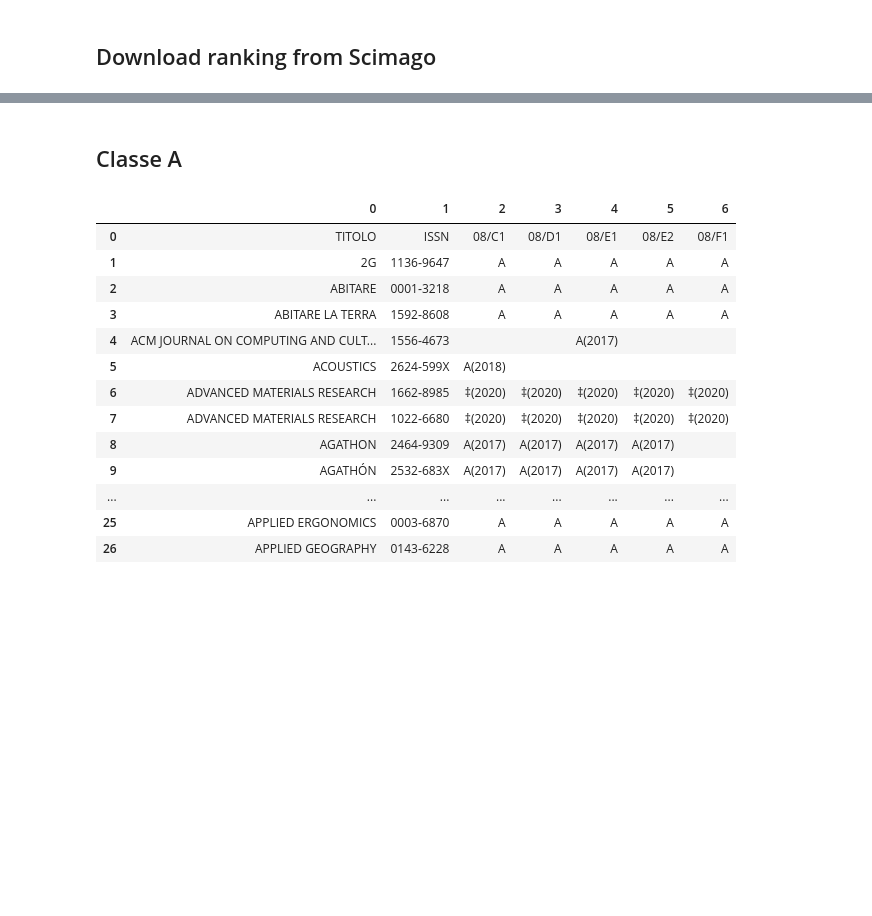
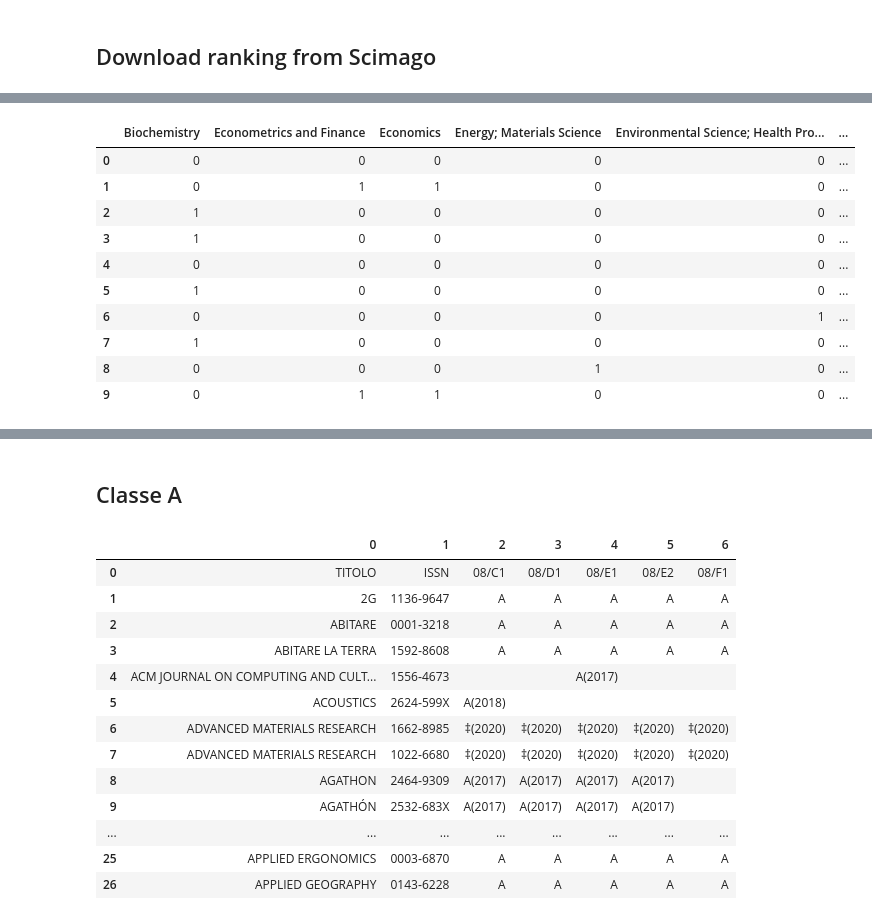
Before and after one commit to paluigi/prin-anvur, a Jupyter notebook: dev.ipynb, the cells around one changed output, grey strips where cells are left out. Saved outputs shown, nothing was run; the diff lists cells and outputs as text; code cells hidden in the pictures; blank space fills up the shorter version.

Commit message:
start parsing scimago data
list in columns Categories and Areas to dummies

```diff
--- a/dev.ipynb
+++ b/dev.ipynb
@@ -54,3 +54,5 @@ scimago_link = "https://www.scimagojr.com/journalrank.php?out=xls"
 with requests.get(scimago_link, headers=headers) as res:
     with open("data/scimago.csv", "wb") as f:
         f.write(res.content)
+# %%
+scimago_df = pd.read_csv("data/scimago.csv", sep=";")
@@ -56,0 +76,14 @@ with requests.get(scimago_link, headers=headers) as res:
+# %%
+scimago_df["Areas"].head(10).str.get_dummies(sep=", ")
+# %% [output]
+|  | Biochemistry | Econometrics and Finance | Economics | Energy; Materials Science | Environmental Science; Health Pro... | ... |
+| 0 | 0 | 0 | 0 | 0 | 0 | ... |
+| 1 | 0 | 1 | 1 | 0 | 0 | ... |
+| 2 | 1 | 0 | 0 | 0 | 0 | ... |
+| 3 | 1 | 0 | 0 | 0 | 0 | ... |
+| 4 | 0 | 0 | 0 | 0 | 0 | ... |
+| 5 | 1 | 0 | 0 | 0 | 0 | ... |
+| 6 | 0 | 0 | 0 | 0 | 1 | ... |
+| 7 | 1 | 0 | 0 | 0 | 0 | ... |
+| 8 | 0 | 0 | 0 | 1 | 0 | ... |
+| 9 | 0 | 1 | 1 | 0 | 0 | ... |
```
Also changed, not shown: parts of 3 cells of this notebook.
